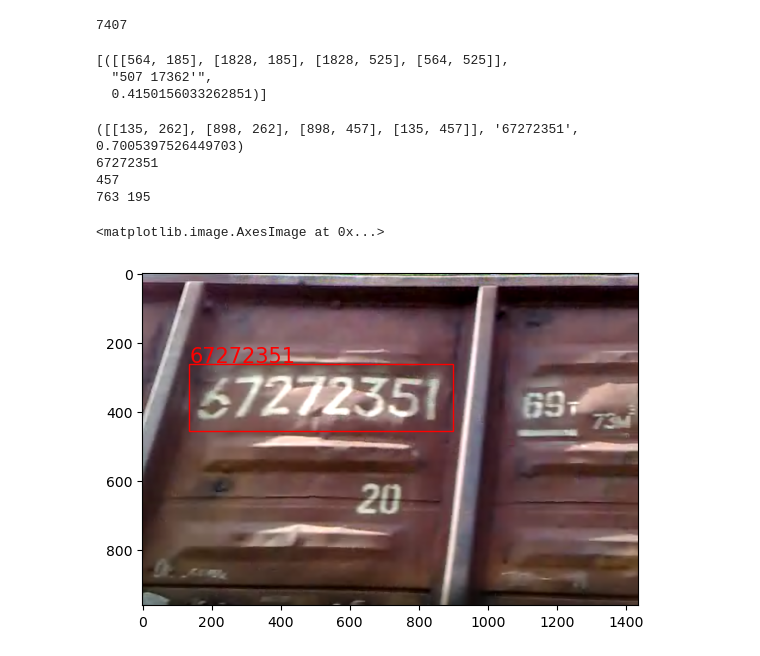
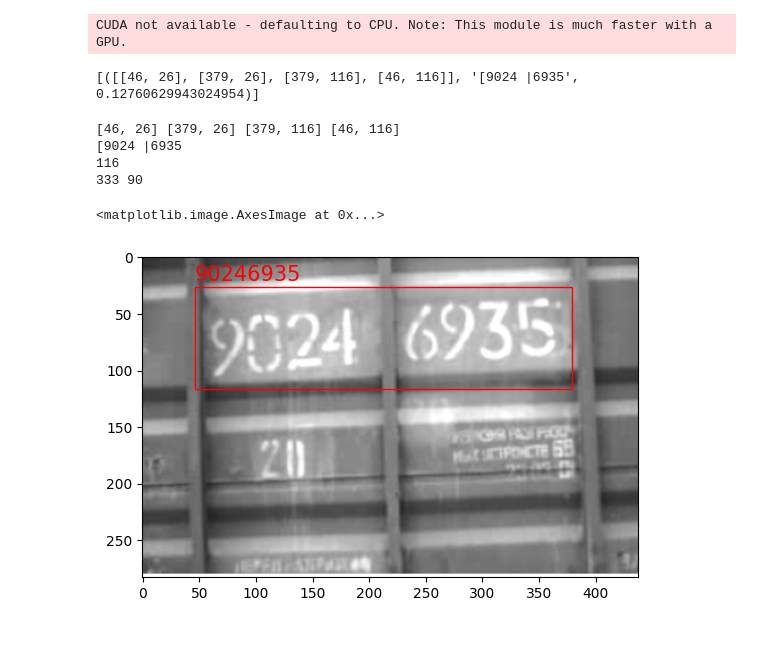
Before and after one commit to ed-droid/BarCheck, a Jupyter notebook: test1.ipynb, the cells around one changed output. Cells and saved outputs as stored; diff of their text form; code cells hidden in the pictures.

```diff
--- a/test1.ipynb
+++ b/test1.ipynb
@@ -13,51 +7,36 @@ reader = easyocr.Reader(['en']) # с ru хуже
-# %%
-# IMAGE_FILE = "wagon1.png"
-IMAGE_FILE = "wagon3.png"
-
-img = mpimg.imread(IMAGE_FILE)
-# plt.imshow(img)
-
-
-result = reader.readtext(IMAGE_FILE, canvas_size = 300, min_size = 300)
-
-
-# imgplot = plt.imshow(img)
-
-# fig, ax = plt.subplots(1, 2, figsize=(20, 15))
-# ax[0].imshow(img)
-
-result
-
-
-# ax[1].imshow(result_image);
-# %% [output]
-7407
-[([[564, 185], [1828, 185], [1828, 525], [564, 525]],
-  "507 17362'",
-  0.4150156033262851)]
+# %%
+reader = easyocr.Reader(['en'])  # с ru хуже
+# %% [output]
+CUDA not available - defaulting to CPU. Note: This module is much faster with a GPU.
+# %%
+image_file = "wagon5.png"
+img = mpimg.imread(image_file)
+result = reader.readtext(image_file, canvas_size=300, min_size=300)
+print(result)
+# %% [output]
+[([[46, 26], [379, 26], [379, 116], [46, 116]], '[9024 |6935', 0.12760629943024954)]
 # %%
-# fig, ax = plt.subplots(1, 2, figsize=(20, 15))
 fig, ax = plt.subplots(1)
 
 for element in result:
-    print(element)
+    print(*element[0])
     print(element[1])
     print(element[0][2][1])
     width = element[0][1][0] - element[0][0][0]
     height = element[0][2][1] - element[0][0][1]
     print(width, height)
-
-
-    rect = patches.Rectangle(element[0][0], width, height, linewidth=1, edgecolor='r', facecolor="none")
+    rect = patches.Rectangle(element[0][0], width, height,
+                             linewidth=1, edgecolor='r', facecolor="none")
     ax.add_patch(rect)
-    ax.text(element[0][0][0], element[0][0][1] - 5,  re.sub("[^0-9]", "", element[1].replace(" ", "")), fontsize=15,color='r')
-
+    ax.text(element[0][0][0], element[0][0][1] - 5,
+            re.sub("[^0-9]", "", element[1].replace(" ", "")),
+            fontsize=15, color='r')
 
 ax.imshow(img)
 # %% [output]
-([[135, 262], [898, 262], [898, 457], [135, 457]], '67272351', 0.7005397526449703)
-67272351
-457
-763 195
+[46, 26] [379, 26] [379, 116] [46, 116]
+[9024 |6935
+116
+333 90
 <matplotlib.image.AxesImage at 0x...>
-[figure, old version]
+[figure, new version]
```
Also changed, not shown: parts of 1 cell of this notebook, 1 other file.
